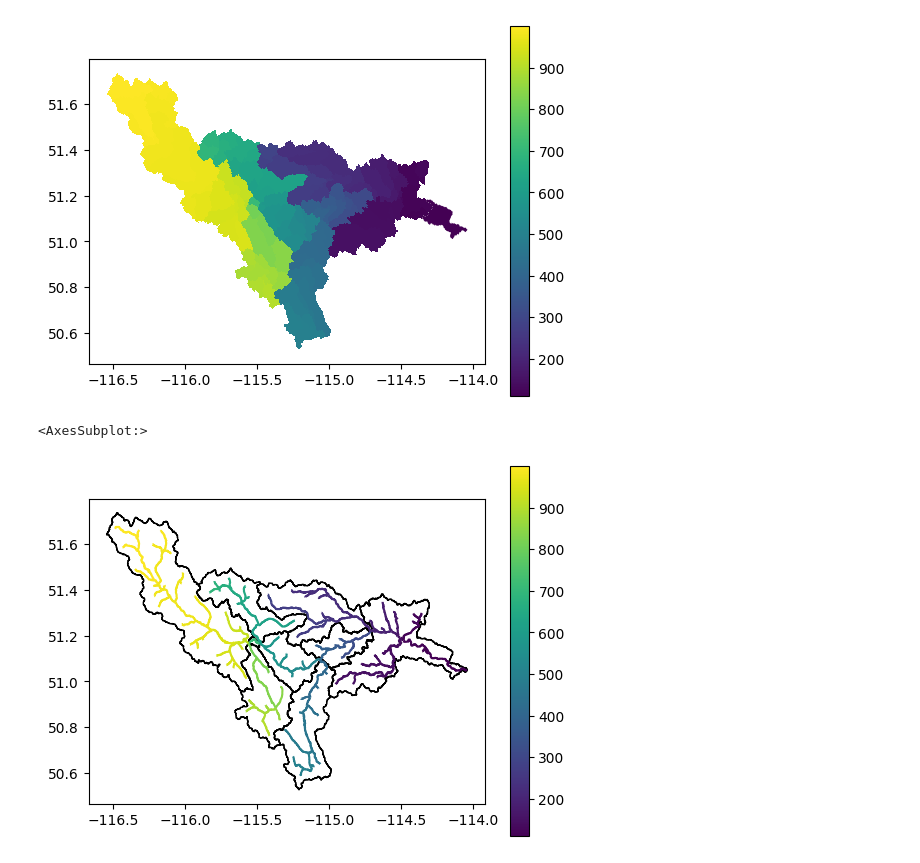
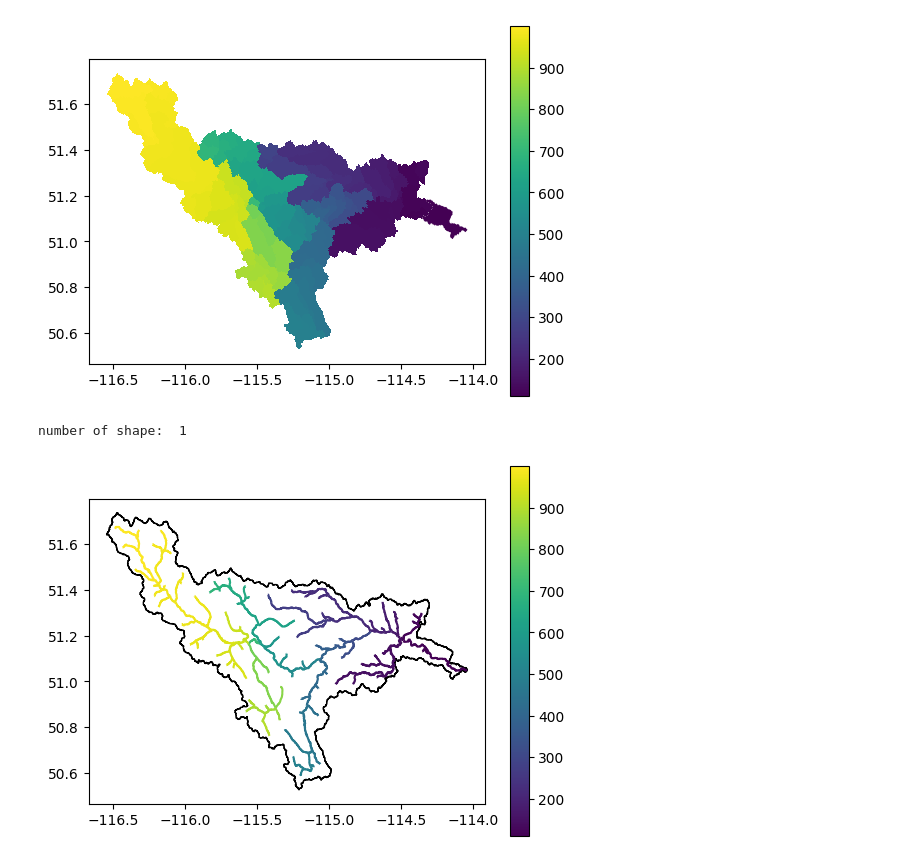
Before and after one commit to kasra-keshavarz/hydrant, a Jupyter notebook: examples/04_pfaf_agg.ipynb, the cells around one changed output. Cells and saved outputs as stored; diff of their text form; code cells hidden in the pictures.

Commit message:
pfaf and aggregated example is clean up

```diff
--- a/examples/04_pfaf_agg.ipynb
+++ b/examples/04_pfaf_agg.ipynb
@@ -426,21 +426,24 @@ See the caveats in the documentation: https://pandas.pydata.org/pandas-docs/stab
 <AxesSubplot:>
 [figure]
 [figure]
-# %%
-# Function to extract the first two digits
-def extract_first_n_digits(x,n=1):
-    return str(x)[:n]
-
-# Apply the function to create a new column
-cat_slice['pfaf_temp'] = cat_slice['pfaf'].apply(extract_first_n_digits)
-
-# Dissolve based on the new column
-cat_slice_agg = cat_slice.dissolve(by='pfaf_temp')
-
-# # Create a new figure and axes
-fig, ax = plt.subplots()
-riv_slice.plot(column='pfaf', cmap='viridis', legend=True, ax=ax)
-cat_slice_agg.plot(facecolor='none', ax=ax)
-# %% [output]
-<AxesSubplot:>
-[figure, removed]
+# %%
+# Function to extract the first n digits
+def extract_first_n_digits(x,n=0):
+    return str(x)[:n]
+
+# Apply the function to create a new column
+cat_slice['pfaf_temp'] = cat_slice['pfaf'].apply(extract_first_n_digits)
+
+# Dissolve based on the new column
+cat_slice_agg = cat_slice.dissolve(by='pfaf_temp')
+
+# # Create a new figure and axes
+fig, ax = plt.subplots()
+riv_slice.plot(column='pfaf', cmap='viridis', legend=True, ax=ax)
+cat_slice_agg.plot(facecolor='none', ax=ax)
+
+# print the aggregated shapes
+print('number of shape: ', len(cat_slice_agg))
+# %% [output]
+number of shape:  1
+[figure, added]
```
Also changed, not shown: parts of 4 cells of this notebook.
